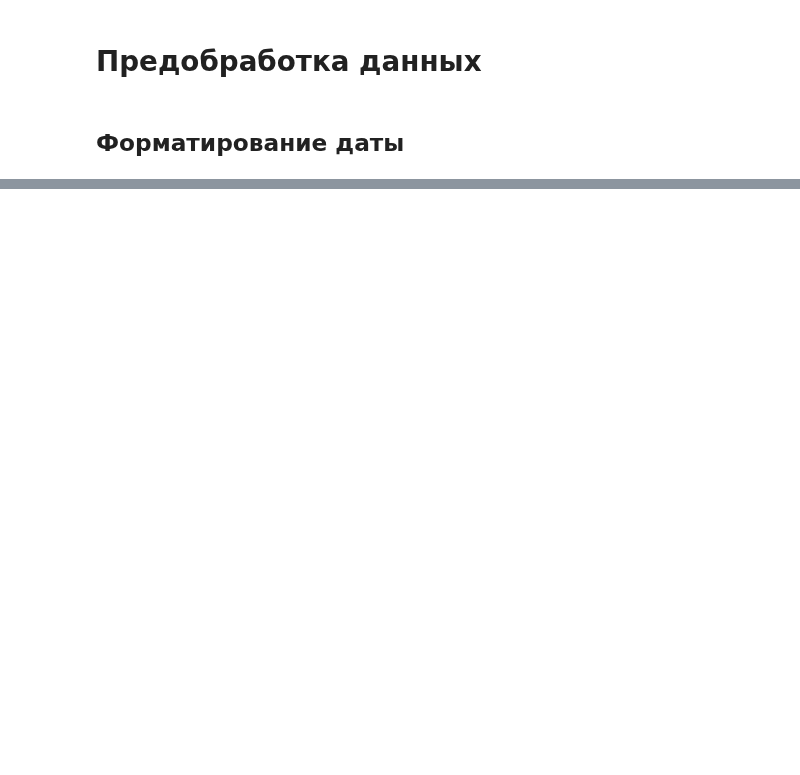
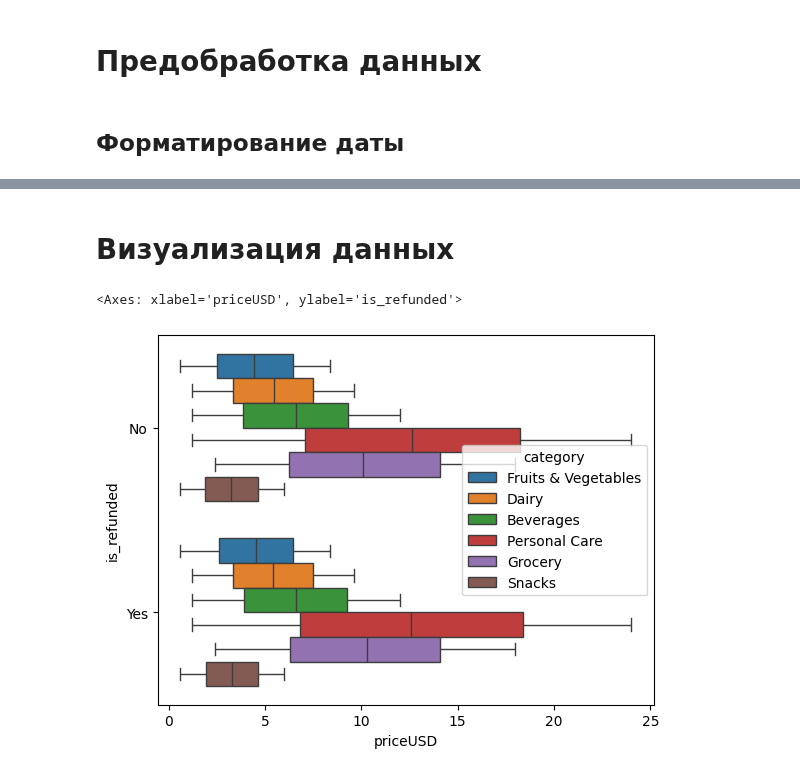
Before and after one commit to PigStep/ML-Delivery-Refund-Research, a Jupyter notebook: notebook/notebook.ipynb, the cells around one changed output, grey strips where cells are left out. Cells and saved outputs as stored; diff of their text form; code cells hidden in the pictures; blank space fills up the shorter version.

Commit message:
viz: Графики интервалов цен, времени доставки

```diff
--- a/notebook/notebook.ipynb
+++ b/notebook/notebook.ipynb
@@ -51,7 +52,7 @@ delivery_data["priceUSD"] = (delivery_data.priceUSD * 0.012).round(2)
 from datetime import datetime
 # %%
 def format_time(time_str):
-    """Форматирование времени в формате МИНУТЫ:СЕКУНДЫ"""\
+    """Форматирование времени в формате ЧАС:МИНУТЫ:СЕКУНДЫ"""\
 
     time_str= time_str[:-2]
     time_obj = datetime.strptime(time_str, "%M:%S")
@@ -67,3 +68,10 @@ delivery_data.head()
 | 2 | 3 | 5506 | JioMart | 00:21:29 | 25 | Beverages | 7.19 | Items missing from order. | 2 | ... |
 | 3 | 4 | 5012 | JioMart | 00:19:29 | 42 | Beverages | 11.35 | Items missing from order. | 2 | ... |
 | 4 | 5 | 4657 | Blinkit | 00:49:29 | 30 | Beverages | 4.01 | Fast delivery, great service! | 5 | ... |
+# %% [markdown]
+# Визуализация данных
+# %%
+sns.boxplot(delivery_data,x="priceUSD",y="is_refunded", hue="category")
+# %% [output]
+<Axes: xlabel='priceUSD', ylabel='is_refunded'>
+[figure, added]
```
Also changed, not shown: parts of 2 cells of this notebook.
